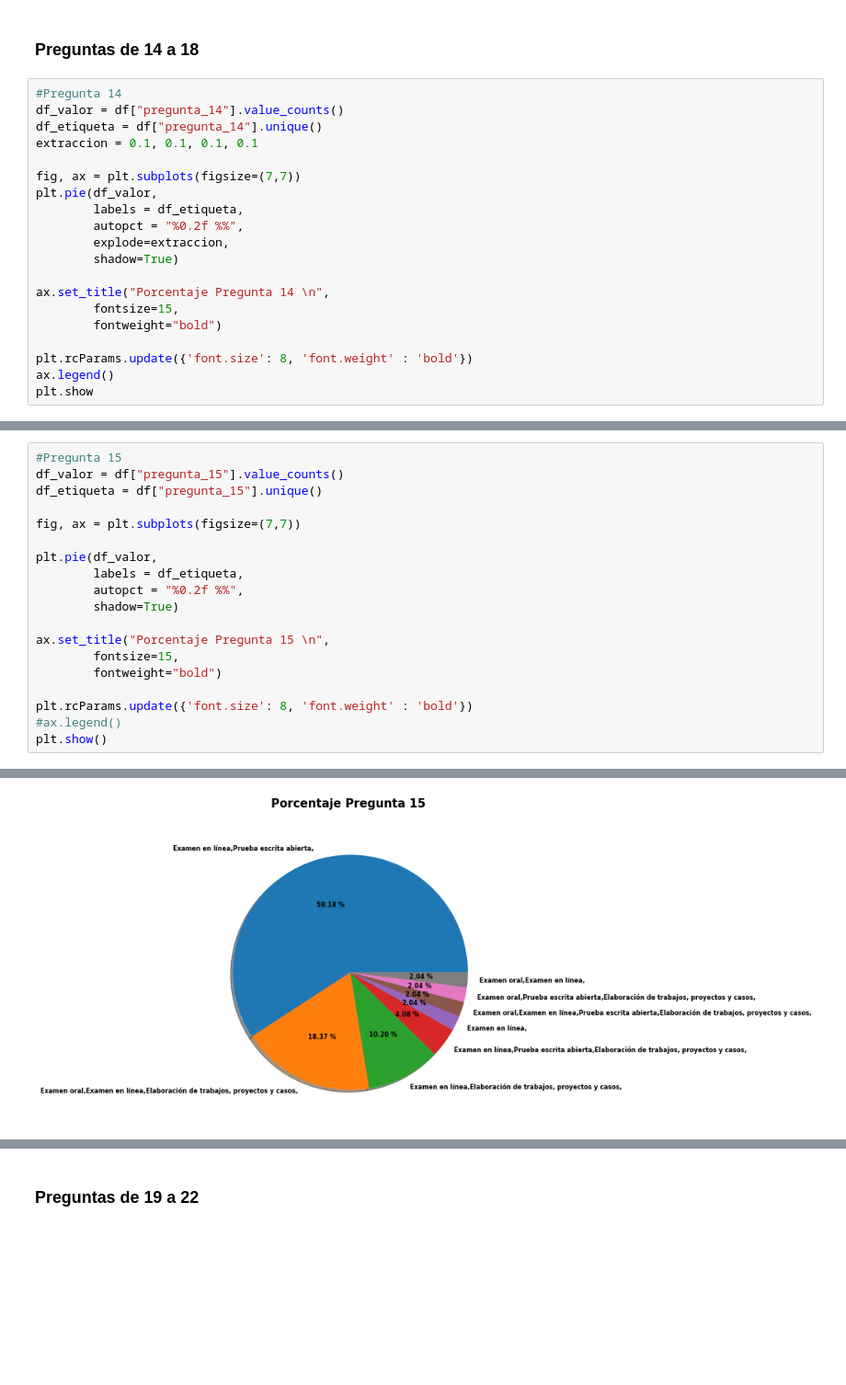
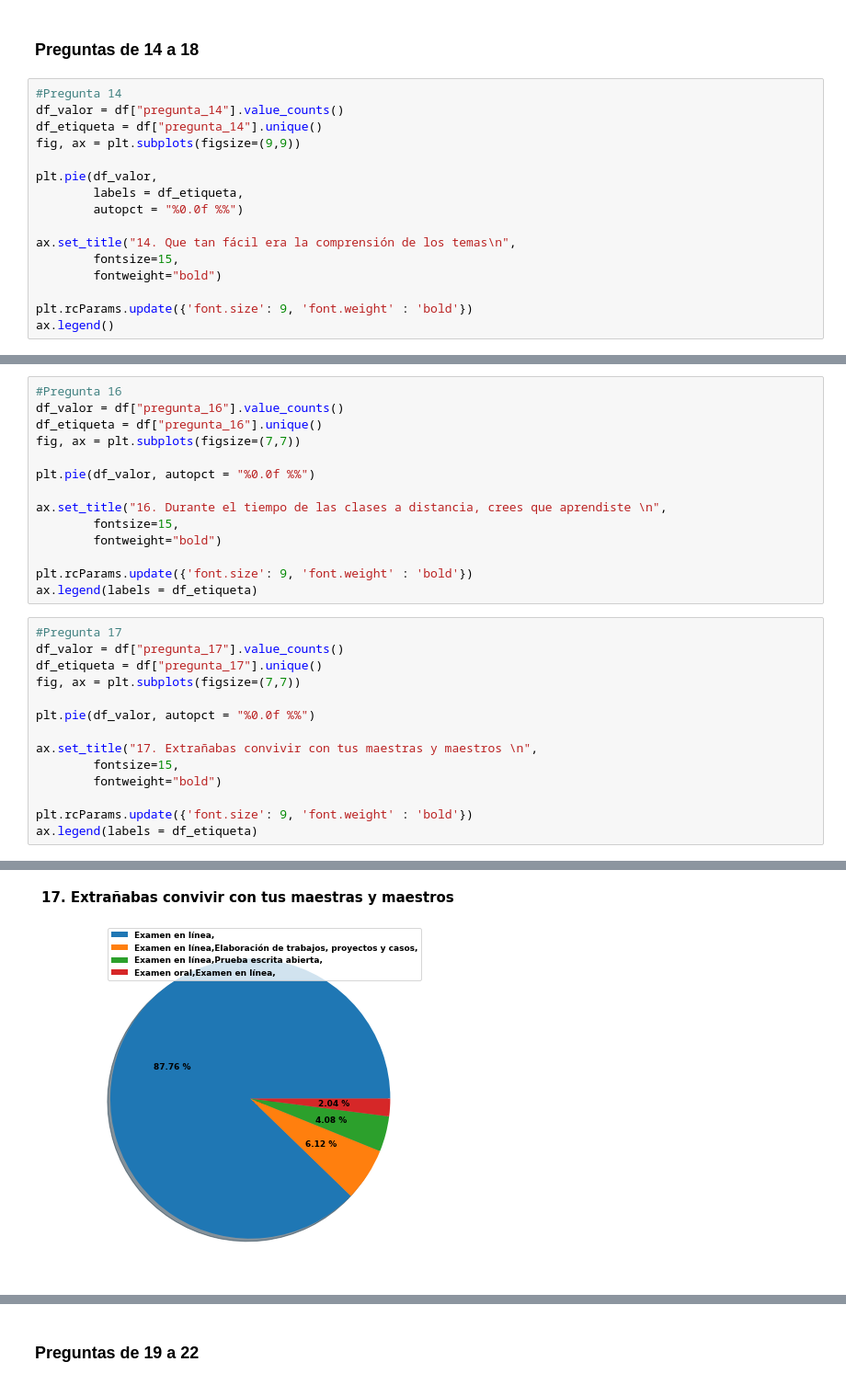
Before and after one commit to rubenramosDev/etl-python, a Jupyter notebook: 3er parcial/Graficas/GraficasIDGS.ipynb, the cells around one changed output, grey strips where cells are left out. Shown at 92% size. Saved outputs shown, nothing was run; the diff lists cells and outputs as text; blank space fills up the shorter version.

```diff
--- a/3er parcial/Graficas/GraficasIDGS.ipynb
+++ b/3er parcial/Graficas/GraficasIDGS.ipynb
@@ -113,19 +110,15 @@ for ax in g.axes.flat:
 #Pregunta 14
 df_valor = df["pregunta_14"].value_counts()
 df_etiqueta = df["pregunta_14"].unique()
-extraccion = 0.1, 0.1, 0.1, 0.1
+fig, ax = plt.subplots(figsize=(9,9))
 
-fig, ax = plt.subplots(figsize=(7,7))
 plt.pie(df_valor,
         labels = df_etiqueta,
-        autopct = "%0.2f %%",
-        explode=extraccion,
-        shadow=True)
+        autopct = "%0.0f %%")
 
-ax.set_title("Porcentaje Pregunta 14 \n",
+ax.set_title("14. Que tan fácil era la comprensión de los temas\n",
         fontsize=15,
         fontweight="bold")
 
-plt.rcParams.update({'font.size': 8, 'font.weight' : 'bold'})
+plt.rcParams.update({'font.size': 9, 'font.weight' : 'bold'})
 ax.legend()
-plt.show
@@ -135,20 +139,29 @@ plt.show
+# %%
+#Pregunta 16
+df_valor = df["pregunta_16"].value_counts()
+df_etiqueta = df["pregunta_16"].unique()
+fig, ax = plt.subplots(figsize=(7,7))
+
+plt.pie(df_valor, autopct = "%0.0f %%")
+
+ax.set_title("16. Durante el tiempo de las clases a distancia, crees que aprendiste \n",
+        fontsize=15,
+        fontweight="bold")
+
+plt.rcParams.update({'font.size': 9, 'font.weight' : 'bold'})
+ax.legend(labels = df_etiqueta)
 # %%
-#Pregunta 15
-df_valor = df["pregunta_15"].value_counts()
-df_etiqueta = df["pregunta_15"].unique()
-
+#Pregunta 17
+df_valor = df["pregunta_17"].value_counts()
+df_etiqueta = df["pregunta_17"].unique()
 fig, ax = plt.subplots(figsize=(7,7))
 
-plt.pie(df_valor,
-        labels = df_etiqueta,
-        autopct = "%0.2f %%",
-        shadow=True)
+plt.pie(df_valor, autopct = "%0.0f %%")
 
-ax.set_title("Porcentaje Pregunta 15 \n",
+ax.set_title("17. Extrañabas convivir con tus maestras y maestros \n",
         fontsize=15,
         fontweight="bold")
 
-plt.rcParams.update({'font.size': 8, 'font.weight' : 'bold'})
-#ax.legend()
-plt.show()
+plt.rcParams.update({'font.size': 9, 'font.weight' : 'bold'})
+ax.legend(labels = df_etiqueta)
 # %% [output]
@@ -155,2 +169,2 @@ plt.show()
-[figure, old version]
+[figure, new version]
 # %%
```
Also changed, not shown: parts of 8 cells of this notebook.
